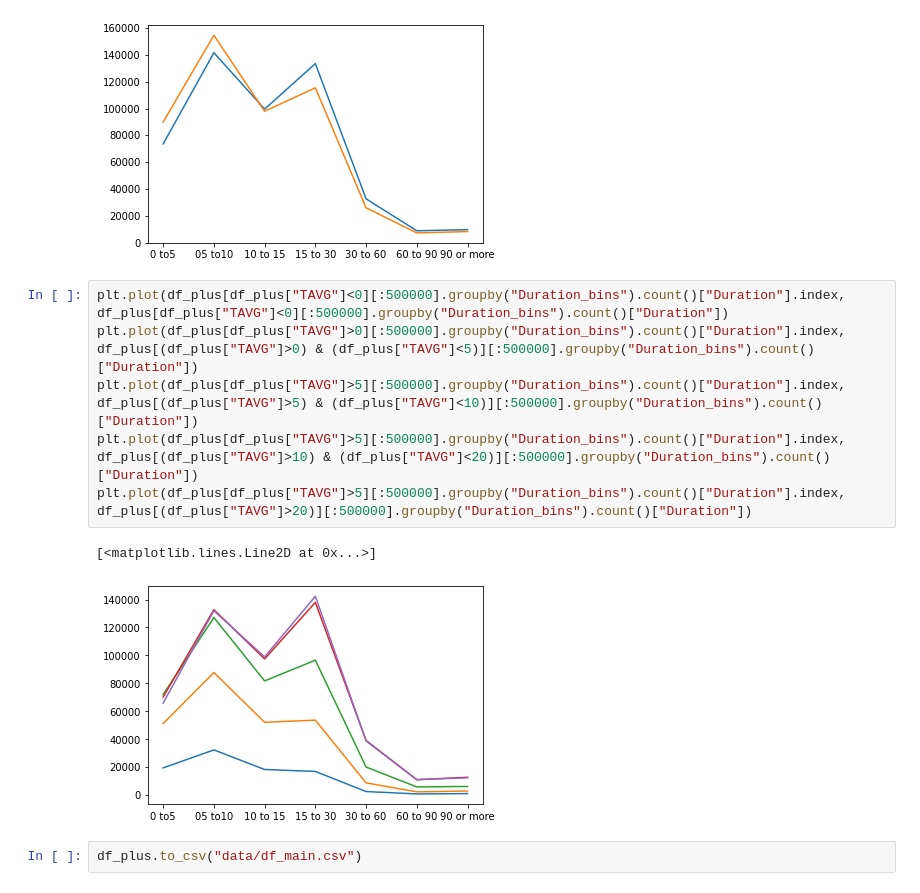
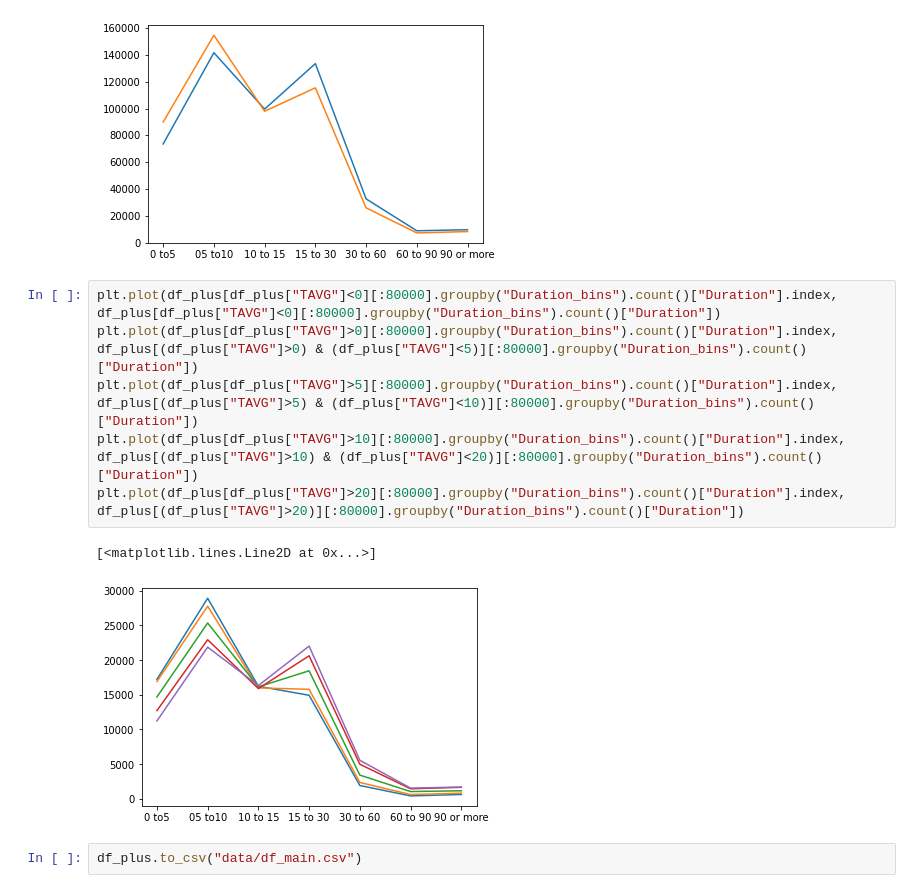
Before and after one commit to GesaJo/Capital-Bike-Dashboard, a Jupyter notebook: Project Capital Bike.ipynb, the cells around one changed output. Cells and saved outputs as stored; diff of their text form.

```diff
--- a/Project Capital Bike.ipynb
+++ b/Project Capital Bike.ipynb
@@ -370,13 +370,13 @@ plt.plot(df_plus[df_plus["AWND"]>5][:500000].groupby("Duration_bins").count()["D
 [<matplotlib.lines.Line2D at 0x...>]
 [figure]
 # %%
-plt.plot(df_plus[df_plus["TAVG"]<0][:500000].groupby("Duration_bins").count()["Duration"].index, df_plus[df_plus["TAVG"]<0][:500000].groupby("Duration_bins").count()["Duration"])
-plt.plot(df_plus[df_plus["TAVG"]>0][:500000].groupby("Duration_bins").count()["Duration"].index, df_plus[(df_plus["TAVG"]>0) & (df_plus["TAVG"]<5)][:500000].groupby("Duration_bins").count()["Duration"])
-plt.plot(df_plus[df_plus["TAVG"]>5][:500000].groupby("Duration_bins").count()["Duration"].index, df_plus[(df_plus["TAVG"]>5) & (df_plus["TAVG"]<10)][:500000].groupby("Duration_bins").count()["Duration"])
-plt.plot(df_plus[df_plus["TAVG"]>5][:500000].groupby("Duration_bins").count()["Duration"].index, df_plus[(df_plus["TAVG"]>10) & (df_plus["TAVG"]<20)][:500000].groupby("Duration_bins").count()["Duration"])
-plt.plot(df_plus[df_plus["TAVG"]>5][:500000].groupby("Duration_bins").count()["Duration"].index, df_plus[(df_plus["TAVG"]>20)][:500000].groupby("Duration_bins").count()["Duration"])
+plt.plot(df_plus[df_plus["TAVG"]<0][:80000].groupby("Duration_bins").count()["Duration"].index, df_plus[df_plus["TAVG"]<0][:80000].groupby("Duration_bins").count()["Duration"])
+plt.plot(df_plus[df_plus["TAVG"]>0][:80000].groupby("Duration_bins").count()["Duration"].index, df_plus[(df_plus["TAVG"]>0) & (df_plus["TAVG"]<5)][:80000].groupby("Duration_bins").count()["Duration"])
+plt.plot(df_plus[df_plus["TAVG"]>5][:80000].groupby("Duration_bins").count()["Duration"].index, df_plus[(df_plus["TAVG"]>5) & (df_plus["TAVG"]<10)][:80000].groupby("Duration_bins").count()["Duration"])
+plt.plot(df_plus[df_plus["TAVG"]>10][:80000].groupby("Duration_bins").count()["Duration"].index, df_plus[(df_plus["TAVG"]>10) & (df_plus["TAVG"]<20)][:80000].groupby("Duration_bins").count()["Duration"])
+plt.plot(df_plus[df_plus["TAVG"]>20][:80000].groupby("Duration_bins").count()["Duration"].index, df_plus[(df_plus["TAVG"]>20)][:80000].groupby("Duration_bins").count()["Duration"])
 # %% [output]
 [<matplotlib.lines.Line2D at 0x...>]
-[figure, old version]
+[figure, new version]
 # %%
 df_plus.to_csv("data/df_main.csv")
```
Also changed, not shown: parts of 2 cells of this notebook, 4 other files.
